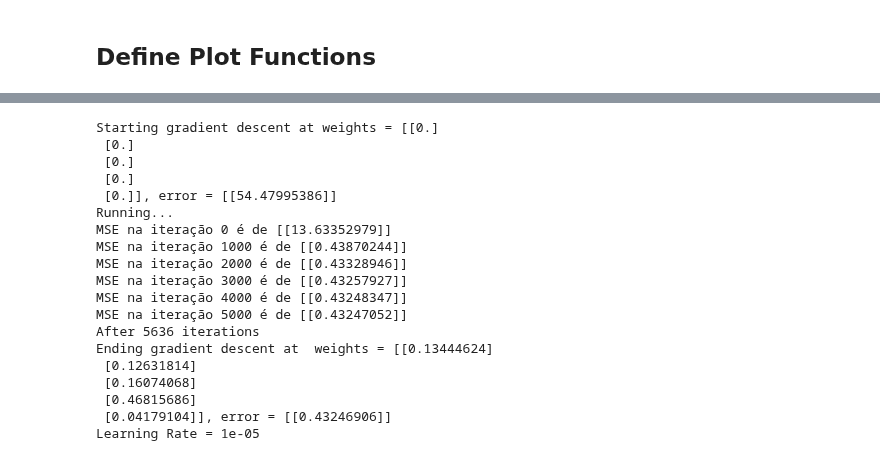
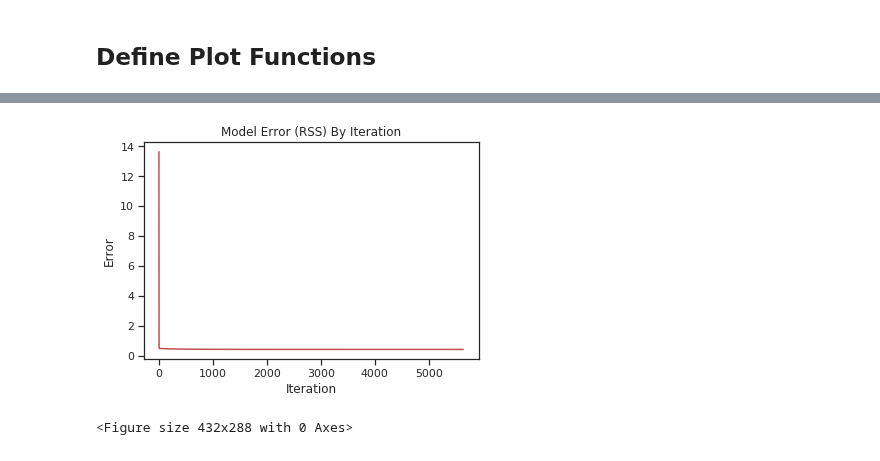
Before and after one commit to guilhermemg/ml-mestrado, a Jupyter notebook: notebooks/assignment-2.ipynb, the cells around one changed output, grey strips where cells are left out. Saved outputs shown, nothing was run; the diff lists cells and outputs as text; code cells hidden in the pictures.

```diff
--- a/notebooks/assignment-2.ipynb
+++ b/notebooks/assignment-2.ipynb
@@ -223,11 +267,15 @@ def plot_predicted_values_vs_orig_values(hist):
 # %%
 def plot_model_error_on_training(hist):
     plt.plot(hist['iter'], hist['error'] , 'r', label='Model Error')
     plt.title('Model Error (RSS) By Iteration')
-    plt.legend()
 
     plt.xlabel("Iteration")
     plt.ylabel("Error")
     plt.figure()
 
     plt.show()
+
+plot_model_error_on_training(hist_1)
+# %% [output]
+[figure, added]
+<Figure size 432x288 with 0 Axes>
@@ -247,22 +281,0 @@ def plot_gradient_on_training(hist):
-# %%
-hist_1 = run()
-# %% [output]
-Starting gradient descent at weights = [[0.]
- [0.]
- [0.]
- [0.]
- [0.]], error = [[54.47995386]]
-Running...
-MSE na iteração 0 é de [[13.63352979]]
-MSE na iteração 1000 é de [[0.43870244]]
-MSE na iteração 2000 é de [[0.43328946]]
-MSE na iteração 3000 é de [[0.43257927]]
-MSE na iteração 4000 é de [[0.43248347]]
-MSE na iteração 5000 é de [[0.43247052]]
-After 5636 iterations
-Ending gradient descent at  weights = [[0.13444624]
- [0.12631814]
- [0.16074068]
- [0.46815686]
- [0.04179104]], error = [[0.43246906]]
-Learning Rate = 1e-05
```
Also changed, not shown: parts of 8 cells of this notebook, 1 other file.
